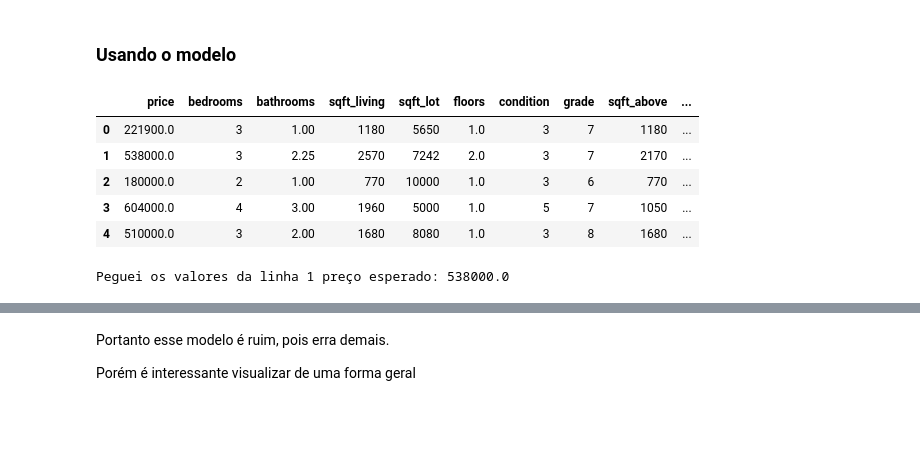
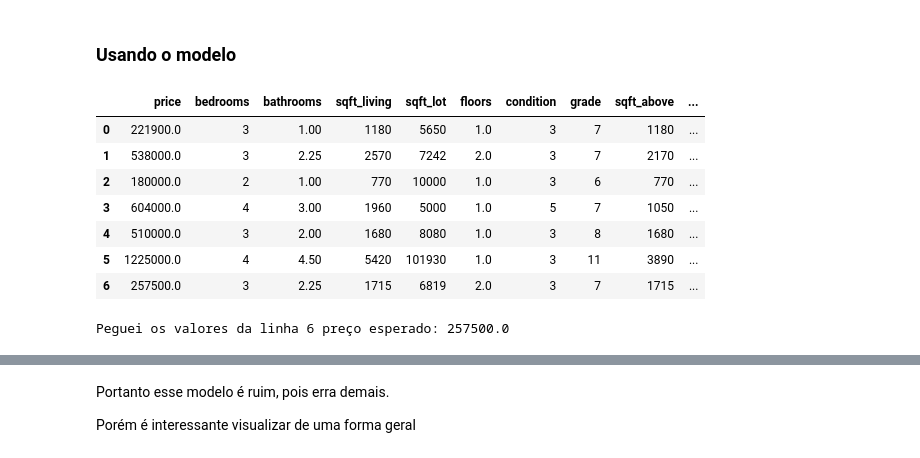
Before and after one commit to WilliamYizima/ml-examples, a Jupyter notebook: 01-Linear-Regression/01-Example-Linear-Regression.ipynb, the cells around one changed output, grey strips where cells are left out. Cells and saved outputs as stored; diff of their text form; code cells hidden in the pictures; blank space fills up the shorter version.

```diff
--- a/01-Linear-Regression/01-Example-Linear-Regression.ipynb
+++ b/01-Linear-Regression/01-Example-Linear-Regression.ipynb
@@ -141,22 +159,24 @@ LinearRegression()
 # %% [markdown]
 ### Usando o modelo
 # %%
-dataset_raw.head()
+dataset_raw.head(7)
 # %% [output]
 |  | price | bedrooms | bathrooms | sqft_living | sqft_lot | floors | condition | grade | sqft_above | ... |
 | 0 | 221900.0 | 3 | 1.00 | 1180 | 5650 | 1.0 | 3 | 7 | 1180 | ... |
 | 1 | 538000.0 | 3 | 2.25 | 2570 | 7242 | 2.0 | 3 | 7 | 2170 | ... |
 | 2 | 180000.0 | 2 | 1.00 | 770 | 10000 | 1.0 | 3 | 6 | 770 | ... |
 | 3 | 604000.0 | 4 | 3.00 | 1960 | 5000 | 1.0 | 5 | 7 | 1050 | ... |
 | 4 | 510000.0 | 3 | 2.00 | 1680 | 8080 | 1.0 | 3 | 8 | 1680 | ... |
+| 5 | 1225000.0 | 4 | 4.50 | 5420 | 101930 | 1.0 | 3 | 11 | 3890 | ... |
+| 6 | 257500.0 | 3 | 2.25 | 1715 | 6819 | 2.0 | 3 | 7 | 1715 | ... |
 # %%
 # Pegando a primeira
-linha = 1
+linha = 6
 teste = x.iloc[linha]
 resultado_esperado = y.iloc[linha]
 print(f'Peguei os valores da linha {linha} preço esperado: {resultado_esperado}')
 # %% [output]
-Peguei os valores da linha 1 preço esperado: 538000.0
+Peguei os valores da linha 6 preço esperado: 257500.0
 # %%
 resultado_modelo = modelo_inicial.predict([teste])[0]
 imprime_resultado_modelo = f"""
```
Also changed, not shown: parts of 8 cells of this notebook.
